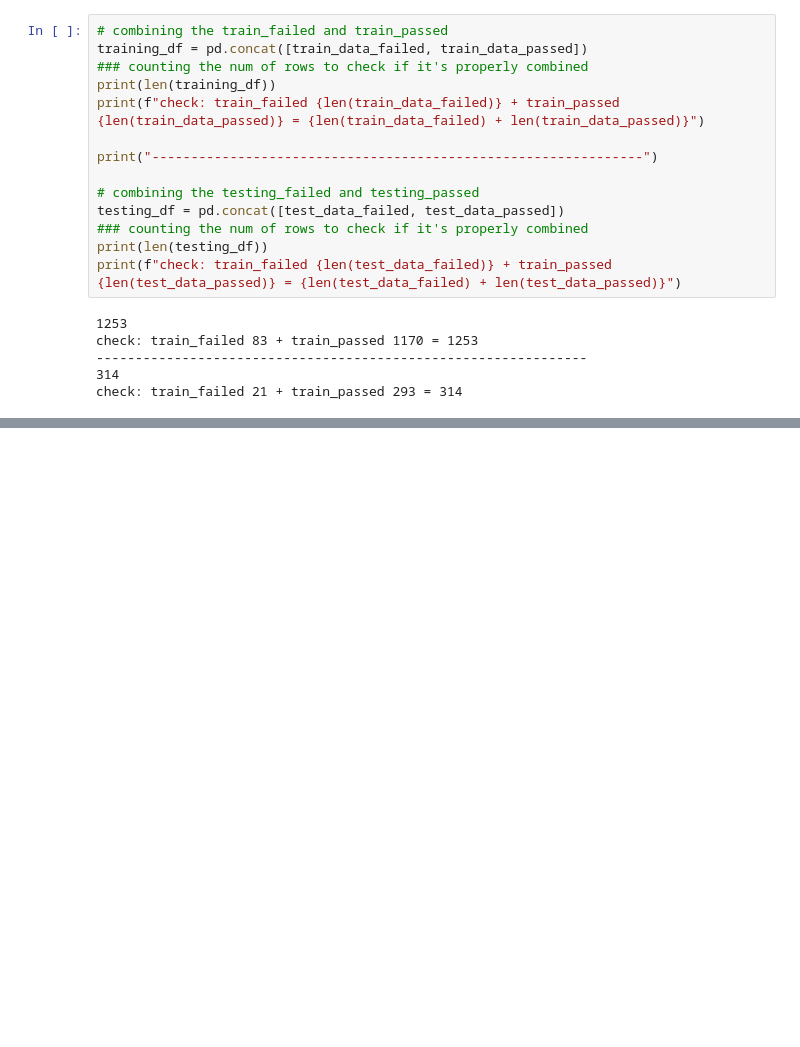
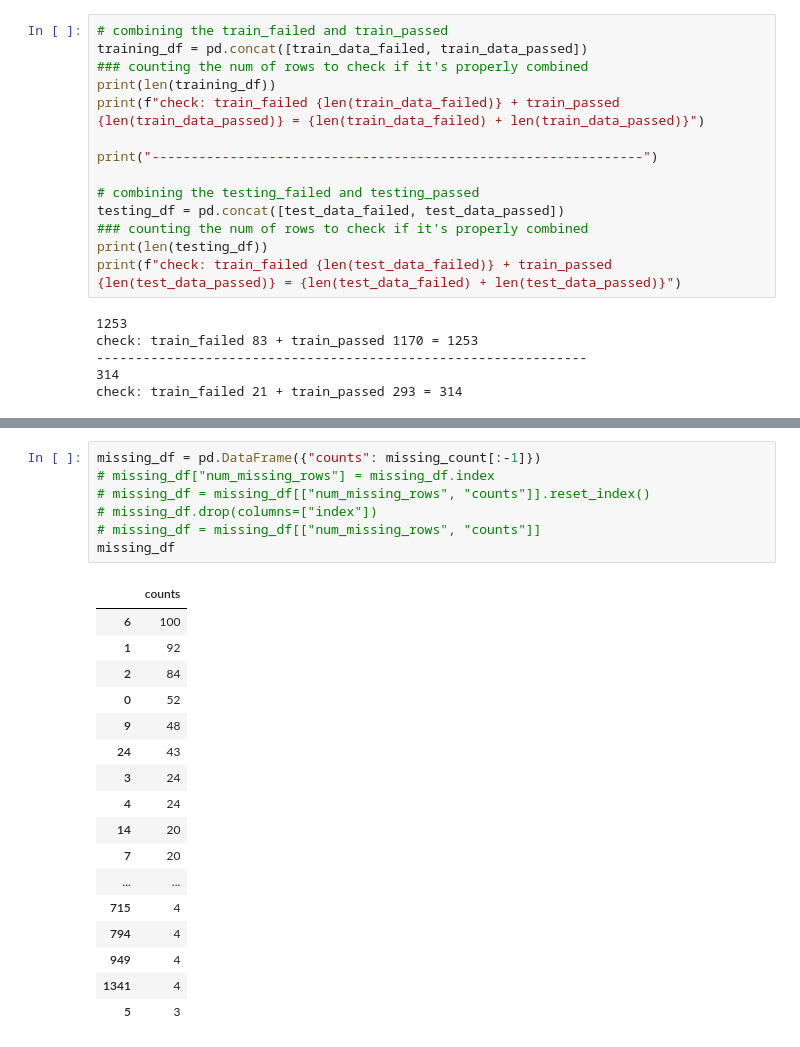
Before and after one commit to HayateSato/SECOM_Project, a Jupyter notebook: secom_file_hayate.ipynb, the cells around one changed output, grey strips where cells are left out. Drawn from its saved outputs; the diff is of its cells as text; blank space fills up the shorter version.

```diff
--- a/secom_file_hayate.ipynb
+++ b/secom_file_hayate.ipynb
@@ -258,0 +288,25 @@ check: train_failed 21 + train_passed 293 = 314
+# %%
+missing_df = pd.DataFrame({"counts": missing_count[:-1]})
+# missing_df["num_missing_rows"] = missing_df.index
+# missing_df = missing_df[["num_missing_rows", "counts"]].reset_index()
+# missing_df.drop(columns=["index"])
+# missing_df = missing_df[["num_missing_rows", "counts"]]
+missing_df
+# %% [output]
+|  | counts |
+| 6 | 100 |
+| 1 | 92 |
+| 2 | 84 |
+| 0 | 52 |
+| 9 | 48 |
+| 24 | 43 |
+| 3 | 24 |
+| 4 | 24 |
+| 14 | 20 |
+| 7 | 20 |
+| ... | ... |
+| 715 | 4 |
+| 794 | 4 |
+| 949 | 4 |
+| 1341 | 4 |
+| 5 | 3 |
```
Also changed, not shown: parts of 10 cells of this notebook, 2 other files.
